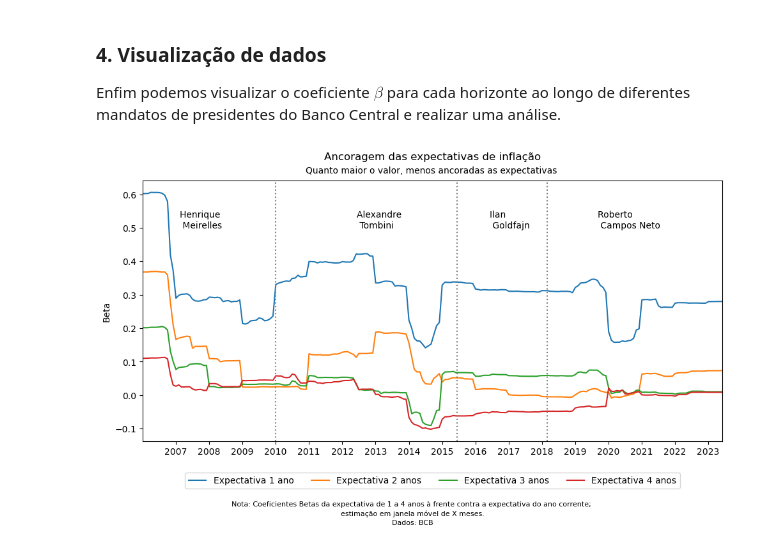
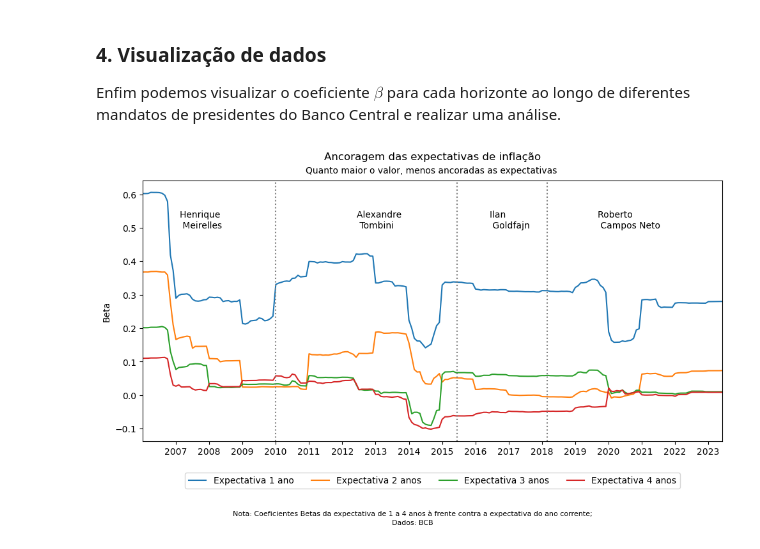
Before and after one commit to pedroxmarino/Meta-e-Ancoragem-de-Infla-o, a Jupyter notebook: ancoragem.ipynb, the cells around one changed output. Saved outputs shown, nothing was run; the diff lists cells and outputs as text; code cells hidden in the pictures.

```diff
--- a/ancoragem.ipynb
+++ b/ancoragem.ipynb
@@ -183,32 +183,32 @@ plt.xticks(pd.date_range(start=beta['data'].min(), end=beta['data'].max(), freq=
 # Adicionando linhas verticais
 vline_dates = ["2010-12-31", "2016-06-09", "2019-02-28"]
 for vline_date in vline_dates:
     plt.axvline(pd.to_datetime(vline_date), color='gray', linestyle='dotted')
 
 # Adicionando anotações
 annotations = [
     ("2008-02-09", 0.5, "Henrique \n Meirelles"),
     ("2013-06-09", 0.5, "Alexandre \n Tombini"),
     ("2017-06-06", 0.5, "Ilan \n Goldfajn"),
     ("2020-09-01", 0.5, "Roberto \n Campos Neto"),
 ]
 
 for (x, y, label) in annotations:
     plt.text(pd.to_datetime(x), y, label, fontsize=10)
 
 # Adicionando título e subtítulo
 plt.title("Ancoragem das expectativas de inflação", y=1.06)
 plt.suptitle("Quanto maior o valor, menos ancoradas as expectativas", fontsize=10, y=0.885,x = 0.53)
 
 # Adicionando legendas e rótulos dos eixos
 plt.ylabel("Beta")
 plt.xlabel("")
 plt.xlim(pd.to_datetime(beta['data'].min()), pd.to_datetime(beta['data'].max()))
 plt.legend(loc="lower center", bbox_to_anchor=(0.5, -0.2), ncol=4)
-plt.figtext(0.5, -0.05, "Nota: Coeficientes Betas da expectativa de 1 a 4 anos à frente contra a expectativa do ano corrente; \nestimação em janela móvel de X meses.\nDados: BCB", ha="center", fontsize=8, linespacing=1.5)
+plt.figtext(0.5, -0.05, "Nota: Coeficientes Betas da expectativa de 1 a 4 anos à frente contra a expectativa do ano corrente;\nDados: BCB", ha="center", fontsize=8, linespacing=1.5)
 
 # Exibindo o gráfico
 plt.tight_layout()
 plt.show()
 # %% [output]
-[figure, old version]
+[figure, new version]
```
